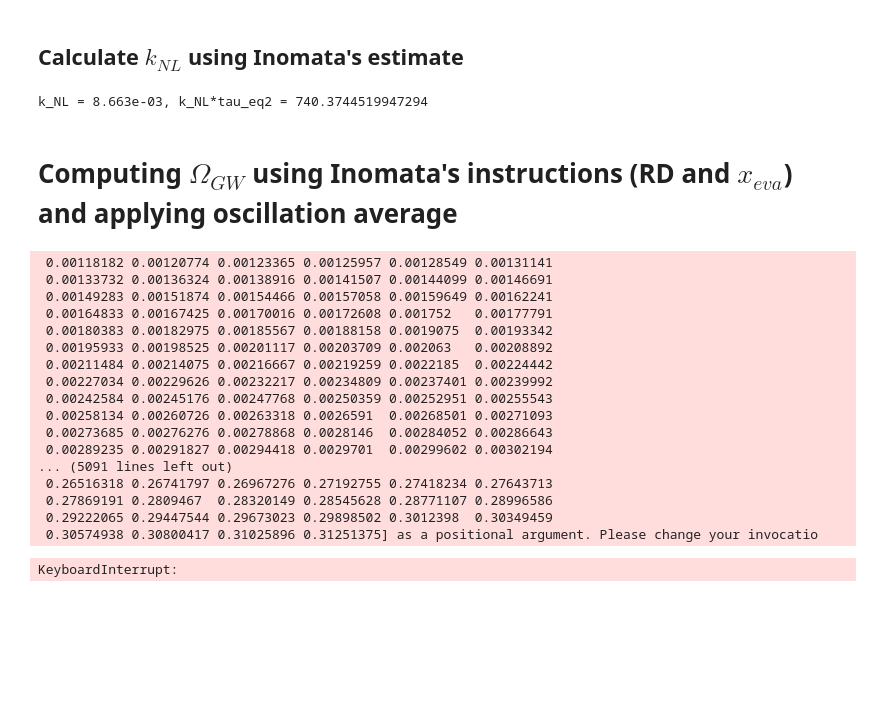
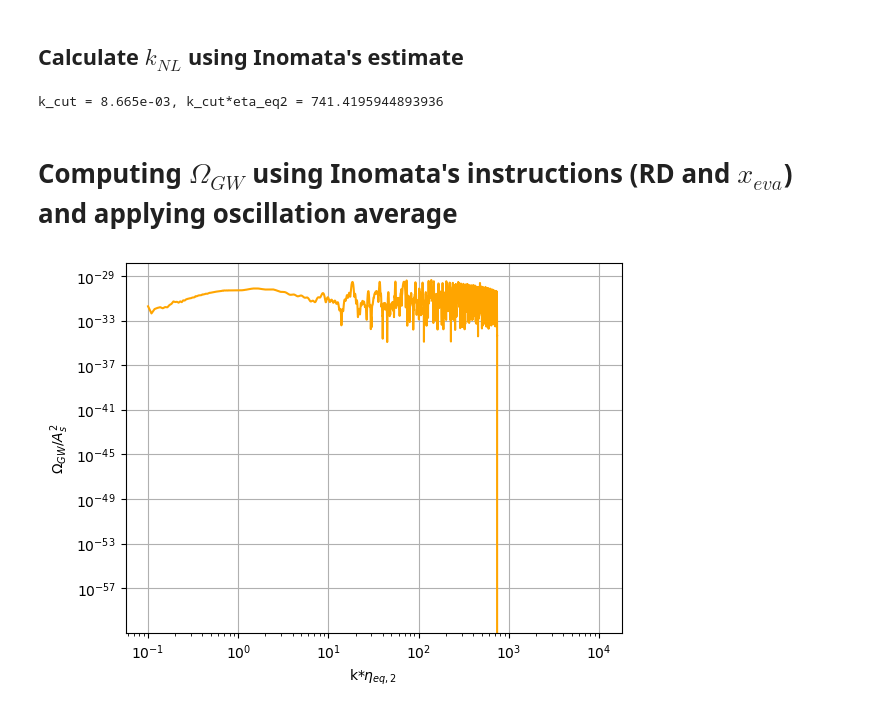
Before and after one commit to tovarildo/SIGW_dust_dominated_Early_Universe, a Jupyter notebook: Just_Omega_GW.ipynb, the cells around one changed output. Saved outputs shown, nothing was run; the diff lists cells and outputs as text; code cells hidden in the pictures; blank space fills up the shorter version.

```diff
--- a/Just_Omega_GW.ipynb
+++ b/Just_Omega_GW.ipynb
@@ -408,10 +408,10 @@ if not sol.converged:
     raise RuntimeError("Root‐finding did not converge.")
 
 # Find k_cut = k_NL
-k_NL = sol.root
-print(f"k_NL = {k_NL:.3e},", f"k_NL*eta_eq2 = {k_NL*eta_eq2}")
+k_cut = sol.root
+print(f"k_cut = {k_cut:.3e},", f"k_cut*eta_eq2 = {k_cut*eta_eq2}")
 # %% [output]
-k_NL = 8.663e-03, k_NL*tau_eq2 = 740.3744519947294
+k_cut = 8.665e-03, k_cut*eta_eq2 = 741.4195944893936
 # %% [markdown]
 # Computing $\Omega_{GW}$ using Inomata's instructions (RD and $x_{eva}$) and applying oscillation average
 # %%
@@ -574,40 +575,41 @@ def F_geom(u, v):
     return (num**2) / (16.0 * u*u * v*v)
 # %%
 # Compute the time-averaged power spectrum of GWs
-def compute_P_h(k, best_x0, x_factor, k_cut, num, best_S, Nx=10*2, Nu=10*5, Nv=10**5):
+def compute_Ph(eta, k, best_x0, x_factor, k_cut, eta_eq2, best_S, Nx, Nu, Nv):
     x_fin = x_factor * best_x0 # while theoretically the time integral goes to infinity, we choose a time when the integrals have converged sufficiently
     xbar_array= np.linspace(best_x0, x_fin, Nx) # array of x_values that are integrated over in the I_uv integral
     v_max = k_cut/k # this corresponds to the maximum value of v such that v_max*k=k_NL in the Power Spectrum
     #print(v_max)
     v_array=np.linspace(1e-3, v_max, Nv) # array of v_values
-    P_h_v = np.zeros_like(v_array) # Array that contains the value of P_h for each v value (u has been integrated)
+    phv = np.zeros_like(v_array) # Array that contains the value of P_h for each v value (u has been integrated)
+    pre_factor= (2 * eta / eta_eva -1)**(-2)
 
     for iv, vv in enumerate(v_array): # for each value of v, we create an array of values of u
         u_min = abs(1.0 - vv)
         u_max = 1.0 + vv
         u_array = np.linspace(u_min, u_max, Nu)
-        P_h_u = np.zeros_like(u_array) # Array that contains the value of the P_h integrand for each u and v value
+        phu = np.zeros_like(u_array) # Array that contains the value of the P_h integrand for each u and v value
 
         for iu, uu in enumerate(u_array):
             if uu*k > k_cut:
-                P_h_u[iu] = 0.0
+                phu[iu] = 0.0
                 continue
-
-            Ival = I_uv(uu, vv, xbar_array, best_x0, x_fin, k, num, best_S)
-            P_h_u[iu]= F_geom(uu, vv) * Ival * Pz(k*uu, k_cut) * Pz(k*vv, k_cut)
-            P_h_v[iv] = simpson(P_h_u, u_array)
-        return 4.0 * simpson(P_h_v, v_array)
+            eta0 = best_x0 / k
+            Ival = I_uv(vv, uu, k, xbar_array, eta0, eta_eq1, eta_eq2, best_S, x_fin)
+            phu[iu]= F_geom(vv, uu) * Ival * Pz(k*uu, k_cut) * Pz(k*vv, k_cut)
+            phv[iv] = simpson(phu, u_array)
+        return 4.0 * pre_factor * simpson(phv, v_array)
 
 # Computes the density parameters of GWs
-def Omega_GW(k, best_x0, x_factor, k_cut, num, best_S, **grid_kwargs):
+def Omega_GW(k, best_x0, x_factor, k_cut, eta_eva, eta_eq1, eta_eq2, best_S, Nx, Nu, Nv):
     x_eva = best_x0
     x_fin = x_factor * x_eva
-
+    eta_fin = x_factor * eta_eva
     # background prefactor at x_fin
-    H_fin = H_RD(x_fin, x_eva, k)
+    H_fin = H_RD(eta_fin, eta_eva, eta_eq1)
     pref = (1.0/24.0) * (k / H_fin)**2
-    P_h = compute_P_h(k, x_eva, x_factor, k_cut, num, best_S, **grid_kwargs)
-    return pref * P_h
+    integ = compute_Ph(eta_fin, k, best_x0, x_factor, k_cut, eta_eq2, best_S, Nx, Nu, Nv)
+    return pref * integ
 # %%
 # WE MOVE TO THE COMPUTATION OF THE GRAVITATIONAL WAVES, STARTING BY CONSIDERING JUST ONE k, AND WE START BY DOING EXACTLY LIKE
 # INOMATA, USING THE ANALYTICAL POTENTIAL AND x_eva FOR ALL THE k
@@ -619,52 +621,39 @@ array3=np.arange(1e2, 3.01e3, 10)
 num=np.concatenate((array1, array2, array3))
 
 # Interpolate best_S to have a continuous function for all effective momenta in the integrals
 S_func= interp1d(num, best_S, kind='cubic', fill_value="extrapolate")
 
 # Scale for which we compute Omega_GW. For every k<k_NL, I compute Phi_num and determine the best_S and best_x0 to fit Phi_num with
 # the analytical formula Phi_fit that describes the gravitational potential during RD. Being this Phi_fit that enters in the
 # computation of Omega_GW, all the integrals are analytical, no numerical xdata and ydata/Phi_num is needed.
 
 # Let's now compute Omega_GW for all k
-num_array1=np.linspace(1e-3, 1e0, 10**3)
-num_array2=np.linspace(1e0, 1e4, 10**4)
+Nx=10*2
+Nu=10*2
+Nv=10**5
+num_array1=np.linspace(1e-1, 1e0, 10**2)
+num_array2=np.linspace(1e0, 1e4, 10**6)
 num_array=np.concatenate((num_array1, num_array2[1:]))
 Omegak_array=np.zeros_like(num_array)
 for i in range(len(num_array)):
     k_mode=num_array[i]/eta_eq2
     best_x0=k_mode*ysol_back[0,-1]
-    x_factor=3.5
+    x_factor= 3.5
     #time_i= time.time()
-    Omegak_array[i]=Omega_GW(k_mode, best_x0, x_factor, k_NL, num_array[i], S_func, Nx=100, Nu=100, Nv=100)
+    Omegak_array[i]=Omega_GW(k_mode, best_x0, x_factor, k_cut, eta_eva, eta_eq1, eta_eq2, S_func, Nx, Nu, Nv)
+    #(k, best_x0, x_factor, k_cut, eta_eva, eta_eq1, eta_eq2, best_S, *args)
     #time_f= time.time()
     #print(f"Done k_num={num_array[i]:.3f}, Omega={Omegak_array[i]:.2e}")
     #print("Elapsed time to compute one Omega_k with Nx=Nu=Nv=100 is", time_f-time_i)
 
 fig1=plt.figure(1)
 plt.plot(num_array, Omegak_array, color="orange", linewidth=1.5, label=r"$\eta_{eq,2}/\eta_{eq,1}=225$")
 # Add labels and a title
 plt.xlabel(r'k*$\eta_{eq,2}$')
 plt.ylabel(r'$\Omega_{GW}/A_s^2$')
 xscale("log")
 yscale("log")
 plt.grid(True)
 plt.show()
 # %% [output]
- 0.00118182 0.00120774 0.00123365 0.00125957 0.00128549 0.00131141
- 0.00133732 0.00136324 0.00138916 0.00141507 0.00144099 0.00146691
- 0.00149283 0.00151874 0.00154466 0.00157058 0.00159649 0.00162241
- 0.00164833 0.00167425 0.00170016 0.00172608 0.001752   0.00177791
- 0.00180383 0.00182975 0.00185567 0.00188158 0.0019075  0.00193342
- 0.00195933 0.00198525 0.00201117 0.00203709 0.002063   0.00208892
- 0.00211484 0.00214075 0.00216667 0.00219259 0.0022185  0.00224442
- 0.00227034 0.00229626 0.00232217 0.00234809 0.00237401 0.00239992
- 0.00242584 0.00245176 0.00247768 0.00250359 0.00252951 0.00255543
- 0.00258134 0.00260726 0.00263318 0.0026591  0.00268501 0.00271093
- 0.00273685 0.00276276 0.00278868 0.0028146  0.00284052 0.00286643
- 0.00289235 0.00291827 0.00294418 0.0029701  0.00299602 0.00302194
-... (5091 lines left out)
- 0.26516318 0.26741797 0.26967276 0.27192755 0.27418234 0.27643713
- 0.27869191 0.2809467  0.28320149 0.28545628 0.28771107 0.28996586
- 0.29222065 0.29447544 0.29673023 0.29898502 0.3012398  0.30349459
- 0.30574938 0.30800417 0.31025896 0.31251375] as a positional argument. Please change your invocatio
-KeyboardInterrupt:
+[figure, added]
```
Also changed, not shown: parts of 3 cells of this notebook.
